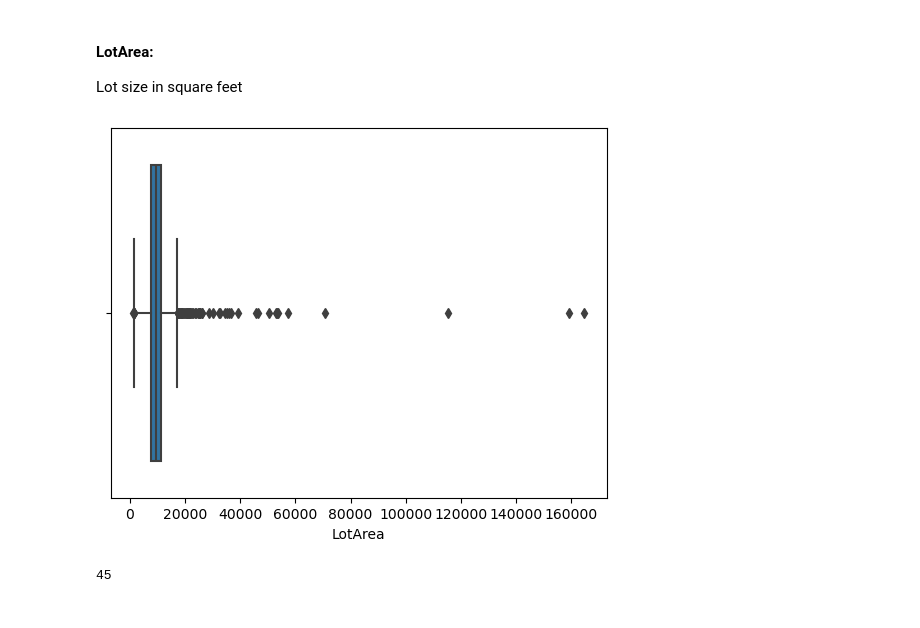
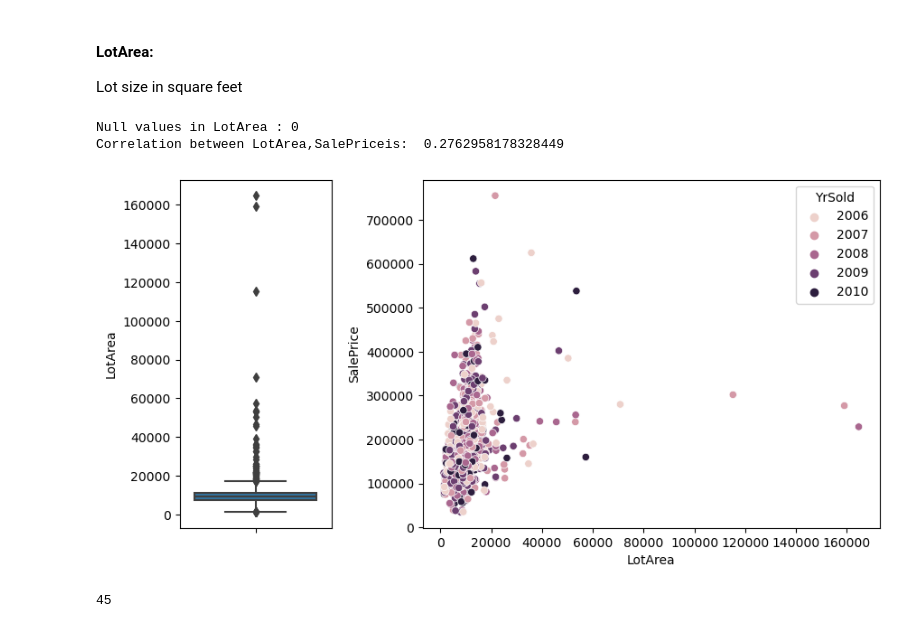
Before and after one commit to bhanu481/Surprise-Housing-Australia, a Jupyter notebook: Surprise-Housing-Australia.ipynb, the cells around one changed output. Saved outputs shown, nothing was run; the diff lists cells and outputs as text; code cells hidden in the pictures.

Commit message:
Surprise-Housing-Australia Assignment v4

```diff
--- a/Surprise-Housing-Australia.ipynb
+++ b/Surprise-Housing-Australia.ipynb
@@ -117,6 +117,18 @@ def make_dummys(df, column_name, drop_column=None):
     return df
 # %% [markdown]
 ### Univariate analysis on continuous variables:
+# %%
+#Function to plot continuous variables
+def plot_continuous_var(df, column=None, target=None, hue=None ):
+    print("Null values in "+column+" :" ,df[column].isna().sum())
+    print("Correlation between "+column+","+target +"is: ", df[column].corr(df[target]))
+    fig, ax = plt.subplots(1, 2, gridspec_kw={'width_ratios': [1, 3]}, figsize=(10,5))
+    plt.subplots_adjust(wspace=0.3)
+    plt.subplot(1, 2, 1)
+    sns.boxplot(y = column ,data = df)
+    plt.subplot(1, 2, 2)
+    sns.scatterplot(data=df, x=column, y=target, hue=hue)
+    plt.show()
 # %% [markdown]
 #### Id:
 As per data in column Id is property identification number/serial number so we can remove this column from analysis.
@@ -148,10 +158,11 @@ df_housing.shape
 #### LotArea:
 Lot size in square feet
 # %%
-sns.boxplot(x = 'LotArea' ,data = df_housing)#  hue = 'YrSold',
-plt.show()
+plot_continuous_var(df_housing , column='LotArea', target='SalePrice', hue = 'YrSold')
 # %% [output]
+Null values in LotArea : 0
+Correlation between LotArea,SalePriceis:  0.2762958178328449
-[figure, old version]
+[figure, new version]
 # %%
 print(len(df_housing[df_housing.LotArea > 20000]))
 # Droping outlier rows with LotArea more then 20000 sq feet
```
Also changed, not shown: parts of 47 cells of this notebook.
